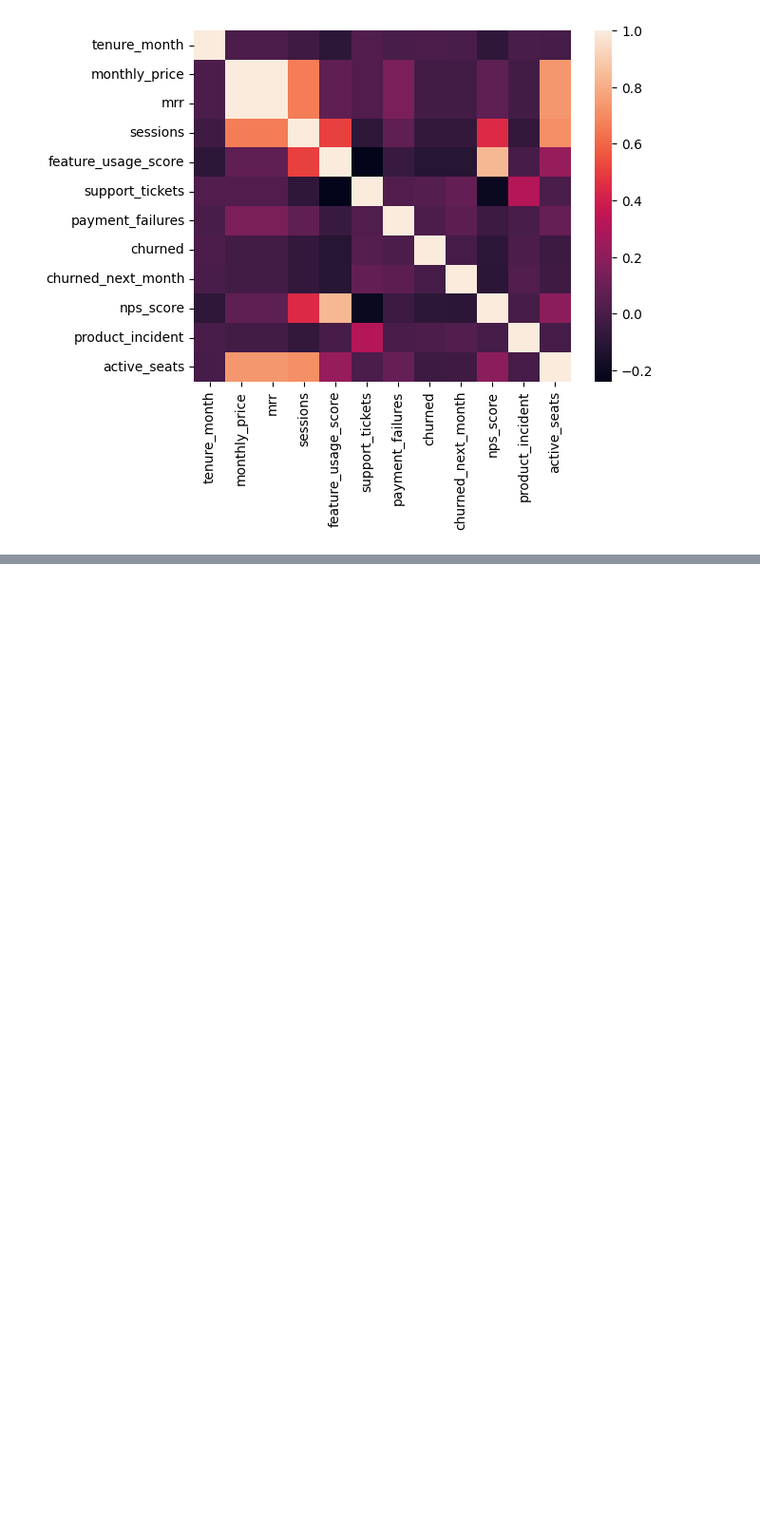
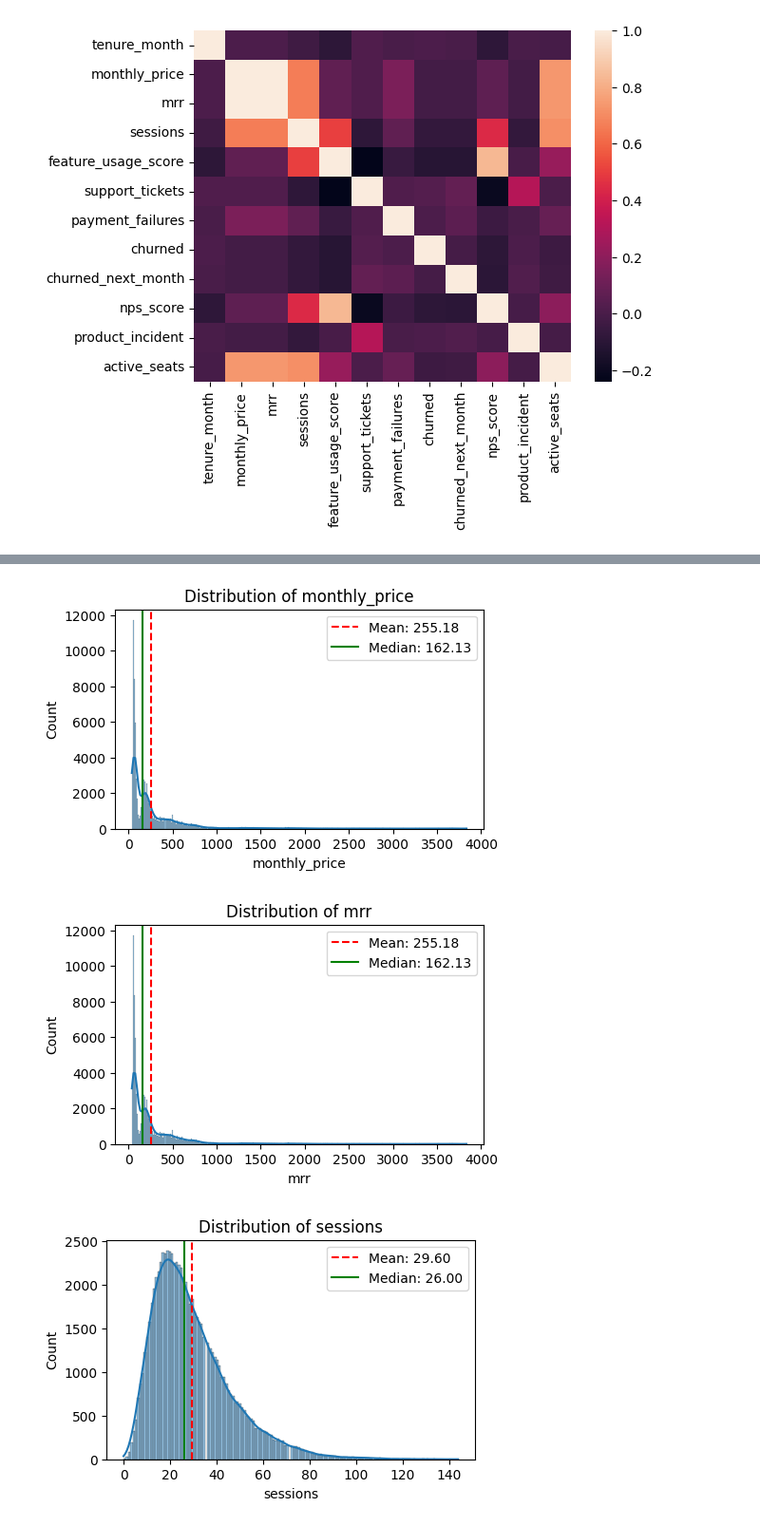
Before and after one commit to magicalSyntax/saas_churn_early_warning_system, a Jupyter notebook: saas_churn_early_warning_system.ipynb, the cells around one changed output, grey strips where cells are left out. Shown at 95% size. Drawn from its saved outputs; the diff is of its cells as text; code cells hidden in the pictures; blank space fills up the shorter version.

```diff
--- a/saas_churn_early_warning_system.ipynb
+++ b/saas_churn_early_warning_system.ipynb
@@ -89,0 +83,4 @@ dtype: int64
+# %%
+for col in df.columns:
+  print(f"{col}: {df[col].nunique()}")
+  print(df[col].unique())
@@ -89,0 +105,20 @@ dtype: int64
+# %%
+def plot_histogram(df, column):
+  plt.figure(figsize=(5, 3))
+  sns.histplot(df[column], kde=True)
+  plt.title(f"Distribution of {column}")
+  col_mean = df[column].mean()
+  col_median = df[column].median()
+
+  plt.axvline(col_mean, color='r', linestyle='--', label=f'Mean: {col_mean:.2f}')
+  plt.axvline(col_median, color='g', linestyle='-', label=f'Median: {col_median:.2f}')
+  plt.legend()
+  plt.show()
+
+numeric = ['monthly_price', 'mrr', 'sessions', 'feature_usage_score', 'support_tickets', 'active_seats', 'nps_score']
+for col in numeric:
+  plot_histogram(df, col)
+# %% [output]
+[figure, added]
+[figure, added]
+[figure, added]
```
Also changed, not shown: parts of 10 cells of this notebook.
